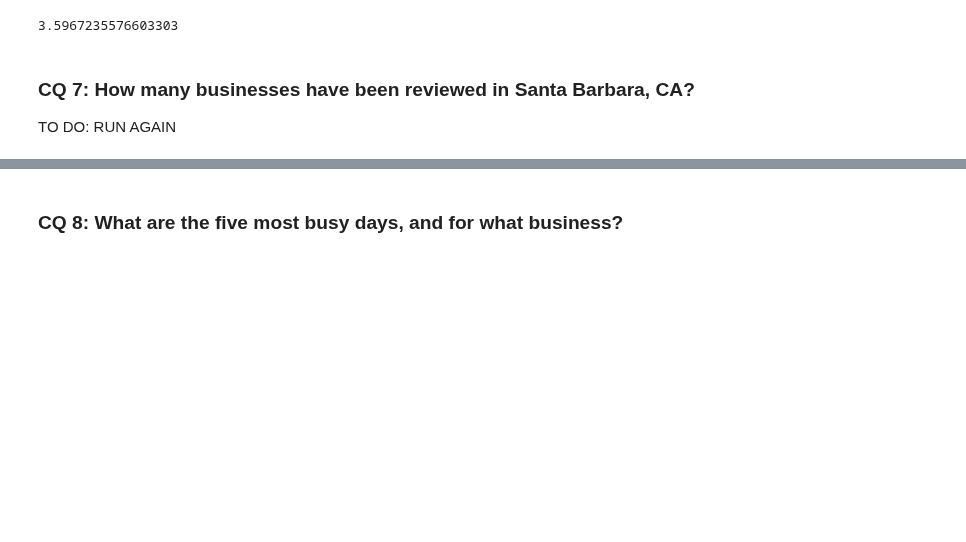
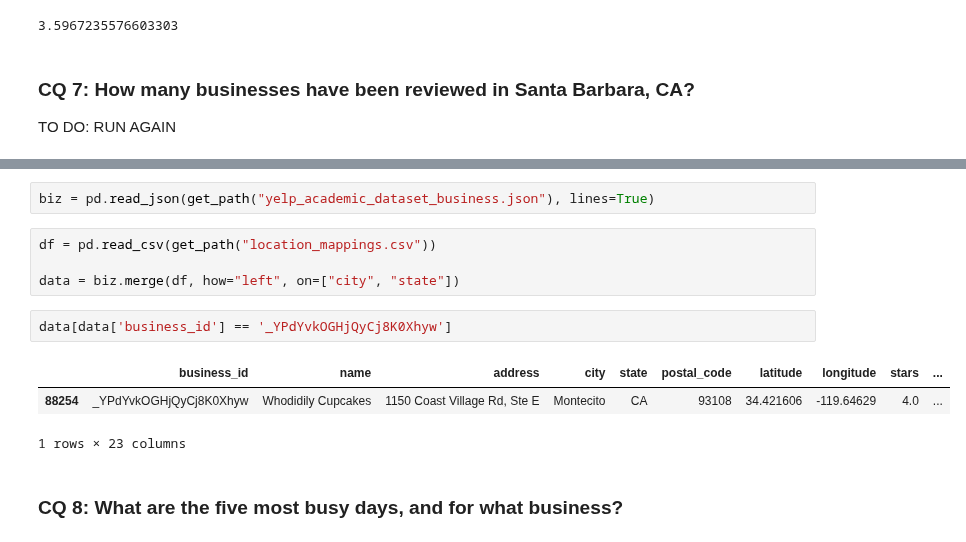
Before and after one commit to christiannielsen98/DVML-P7, a Jupyter notebook: Code/CompetencyQuestions/yelp_competency_question.ipynb, the cells around one changed output, grey strips where cells are left out. Drawn from its saved outputs; the diff is of its cells as text; blank space fills up the shorter version.

```diff
--- a/Code/CompetencyQuestions/yelp_competency_question.ipynb
+++ b/Code/CompetencyQuestions/yelp_competency_question.ipynb
@@ -194,3 +288,15 @@ len(business_santa_barbara)
+# %%
+biz = pd.read_json(get_path("yelp_academic_dataset_business.json"), lines=True)
+# %%
+df = pd.read_csv(get_path("location_mappings.csv"))
+
+data = biz.merge(df, how="left", on=["city", "state"])
+# %%
+data[data['business_id'] == '_YPdYvkOGHjQyCj8K0Xhyw']
+# %% [output]
+|  | business_id | name | address | city | state | postal_code | latitude | longitude | stars | ... |
+| 88254 | _YPdYvkOGHjQyCj8K0Xhyw | Whodidily Cupcakes | 1150 Coast Village Rd, Ste E | Montecito | CA | 93108 | 34.421606 | -119.64629 | 4.0 | ... |
+1 rows × 23 columns
 # %% [markdown]
 ### CQ 8: What are the five most busy days, and for what business?
 # %%
```
Also changed, not shown: parts of 7 cells of this notebook, 5 other files.
